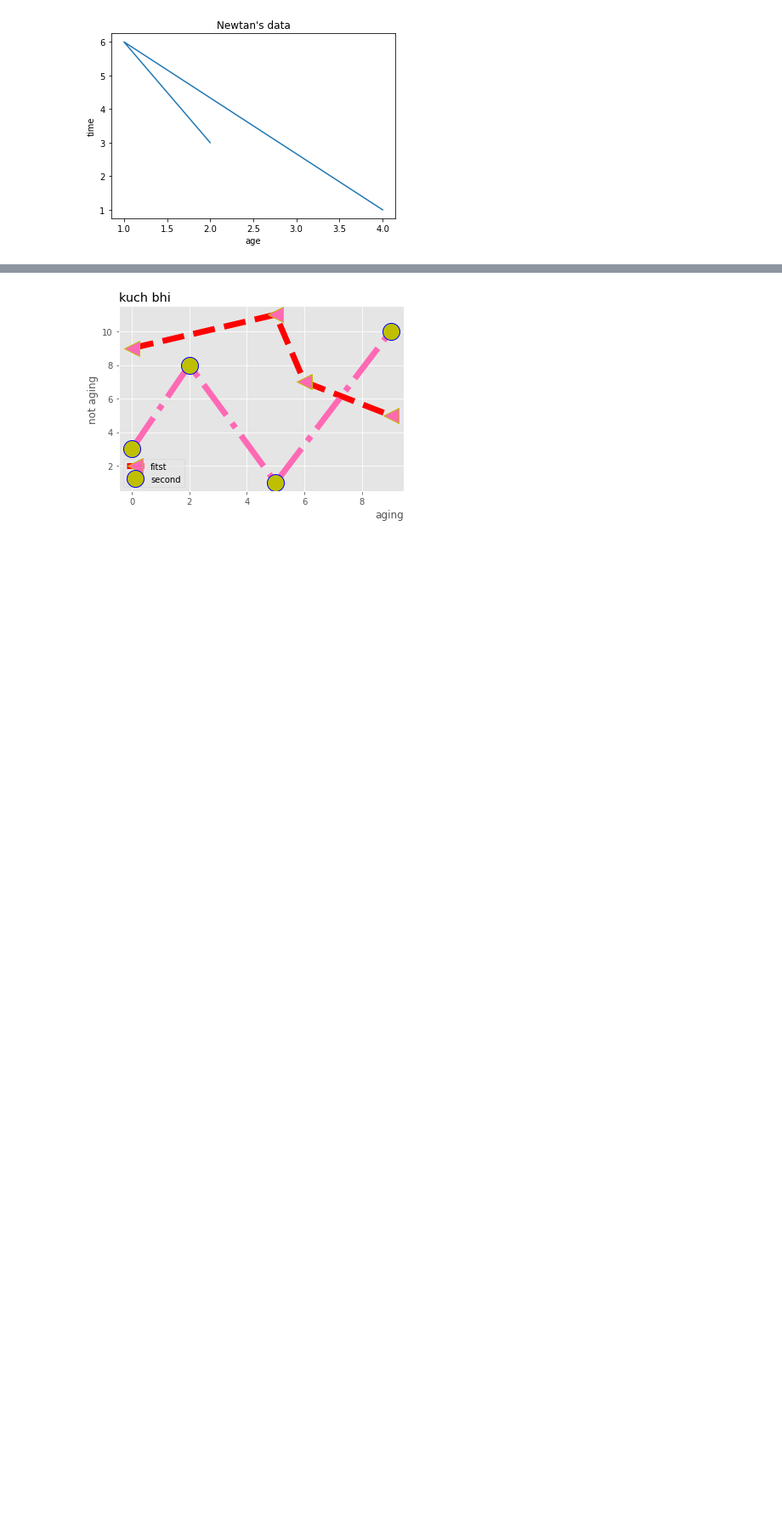
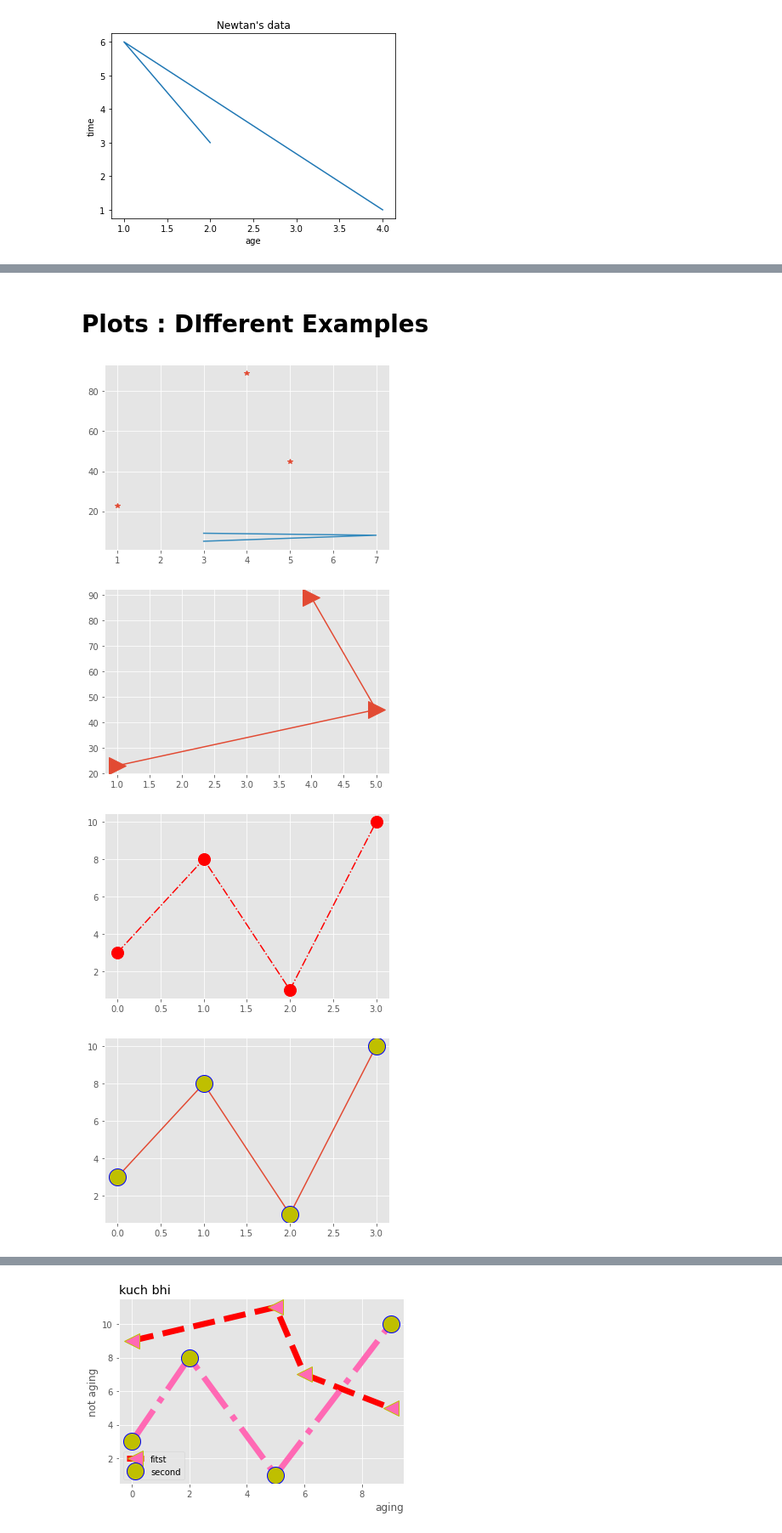
Before and after one commit to Newtanmukh/Python-Frameworks-Tutorials, a Jupyter notebook: matplotlib/Matplotlib Tutorial.ipynb, the cells around one changed output, grey strips where cells are left out. Shown at 85% size. Cells and saved outputs as stored; diff of their text form; code cells hidden in the pictures; blank space fills up the shorter version.

```diff
--- a/matplotlib/Matplotlib Tutorial.ipynb
+++ b/matplotlib/Matplotlib Tutorial.ipynb
@@ -56,0 +12,52 @@ plt.show()
+# %% [markdown]
+# Plots : DIfferent Examples
+# %%
+
+
+from matplotlib import pyplot as plt
+from matplotlib import style
+
+style.use('ggplot')
+x=[1,5,4]
+y=[23,45,89]
+x2=[3,7,3]
+y2=[5,8,9]
+
+#if instead we use plt.plot(y), it will automatically index the x as 0,1,2 etc.
+
+plt.plot(x,y,'*') # Use points instead of line.
+plt.plot(x2,y2)
+plt.show()
+#----------------------------------------------------------------------------------------------------------------------
+
+
+plt.plot(x,y,marker='>',ms=20) # marker will contain line, but the points will contain the dot to represent them. ms determines the size, is optional argument.
+plt.show()
+
+#----------------------------------------------------------------------------------------------------------------------
+
+xpoints = np.array([0,2,4,6])
+ypoints = np.array([3, 8, 1, 10])
+
+plt.plot(ypoints, 'o-.r',ms=14)  #for, marker|linestyle(edge basically)|colour
+plt.show()
+
+#----------------------------------------------------------------------------------------------------------------------
+
+xpoints = np.array([0,2,4,7])
+ypoints = np.array([3, 8, 1, 10])
+
+plt.plot(ypoints, marker = 'o', ms = 20, mec = 'b', mfc = 'y') #mec depicts the colour of edge, mfc depicts the colour inside of the marker.
+plt.show()
+
+#----------------------------------------------------------------------------------------------------------------------
+
+ypoints = np.array([3, 8, 1, 10])
+
+plt.plot(ypoints, linestyle = '-.',color='hotpink',linewidth='10', marker = 'o', ms = 20, mec = 'b', mfc = 'y') #ls here basically means the linestyle.
+plt.show()
+# %% [output]
+[figure, added]
+[figure, added]
+[figure, added]
+[figure, added]
```
Also changed, not shown: parts of 3 cells of this notebook.
